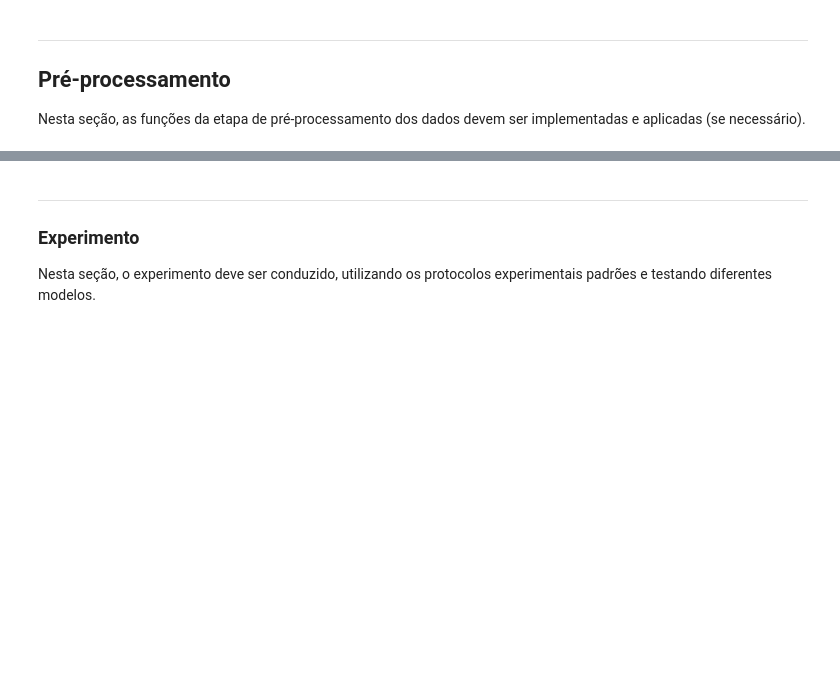
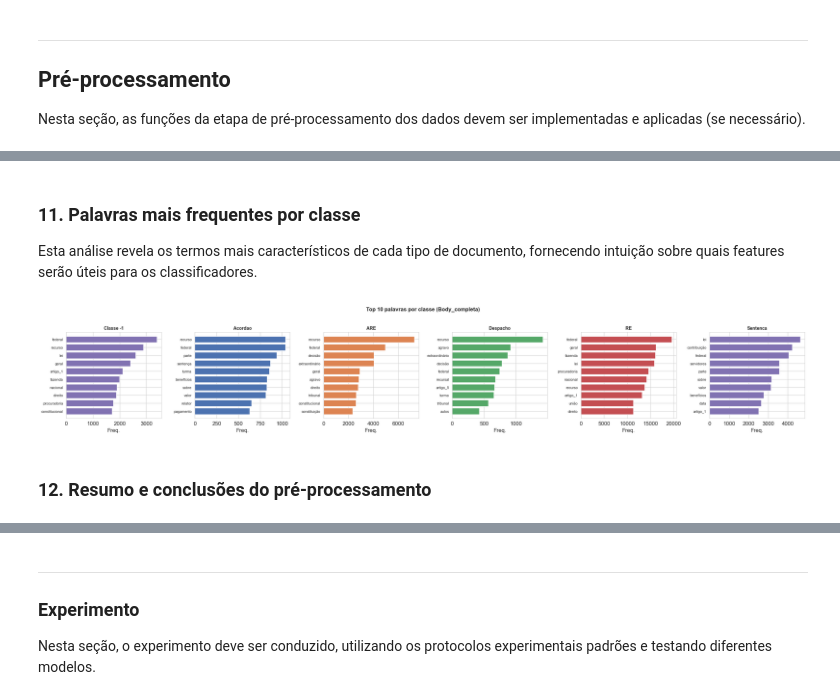
Before and after one commit to GBraga29/ProjetoPLN, a Jupyter notebook: implementacao/main.ipynb, the cells around one changed output, grey strips where cells are left out. Saved outputs shown, nothing was run; the diff lists cells and outputs as text; code cells hidden in the pictures; blank space fills up the shorter version.

Commit message:
Adição do módulo de Pré-Processamento

```diff
--- a/implementacao/main.ipynb
+++ b/implementacao/main.ipynb
@@ -393,0 +565,12 @@ Nesta seção, as funções da etapa de pré-processamento dos dados devem ser i
+# %% [markdown]
+### 11. Palavras mais frequentes por classe
+
+Esta análise revela os termos mais característicos de cada tipo de documento, fornecendo intuição sobre quais features serão úteis para os classificadores.
+# %%
+pp.plotar_top_palavras_por_classe(df_comp,
+                                  coluna='Body_completa',
+                                  top_n=10)
+# %% [output]
+[figure, added]
+# %% [markdown]
+### 12. Resumo e conclusões do pré-processamento
```
Also changed, not shown: parts of 23 cells of this notebook, 5 other files.
